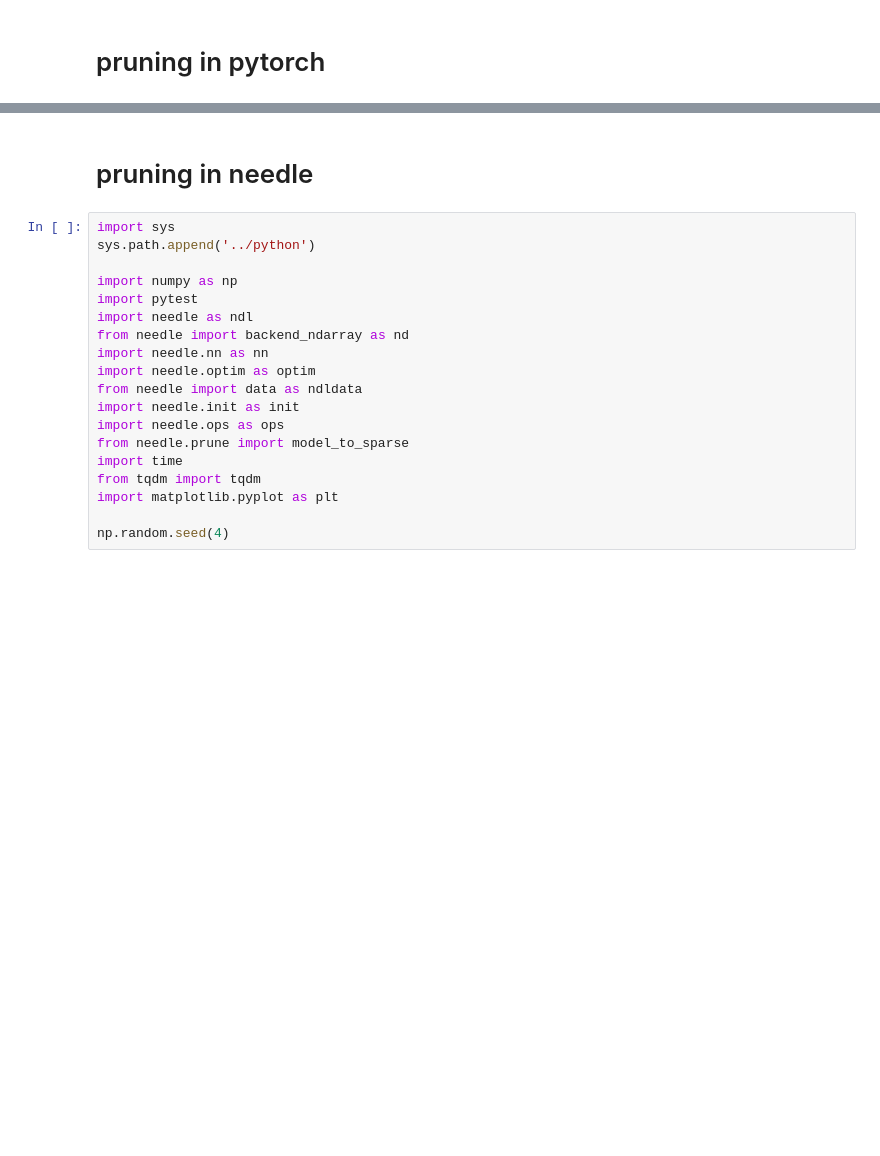
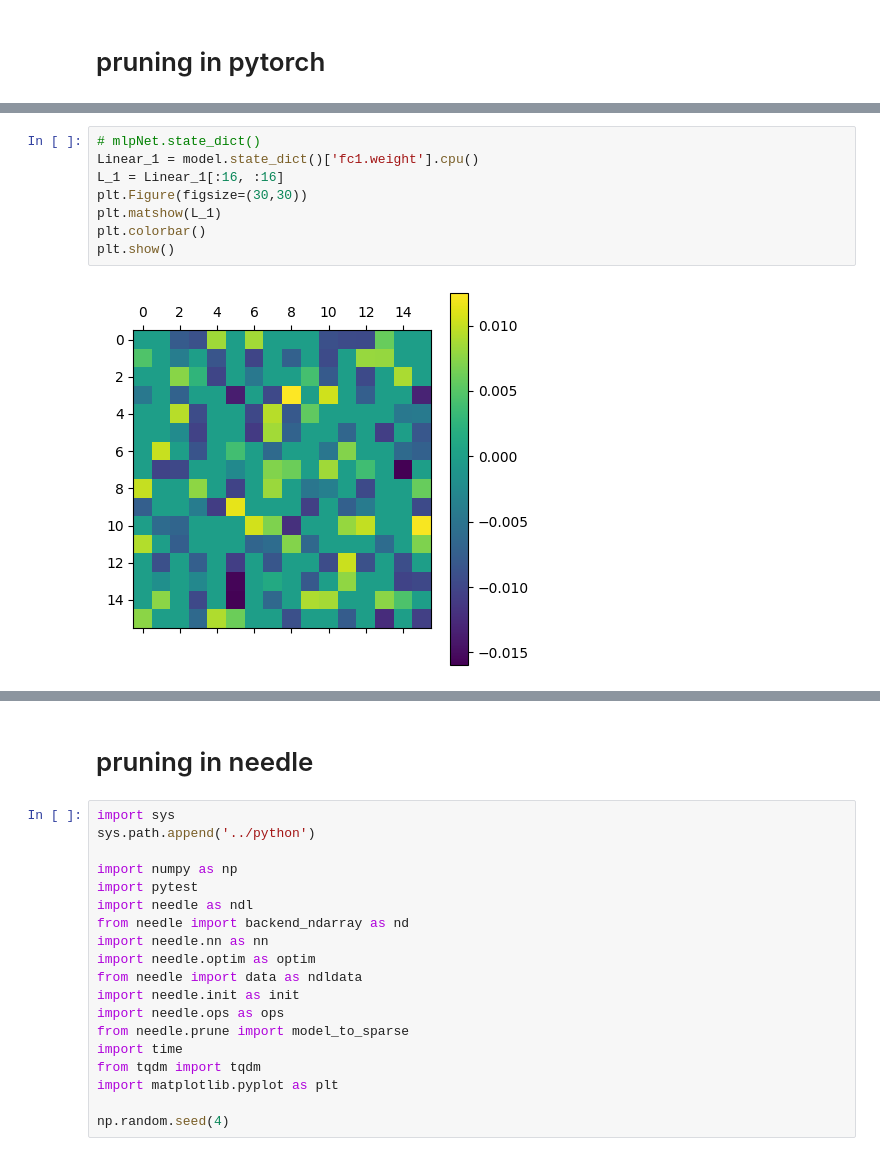
Before and after one commit to DD-DuDa/Sparse-Needle, a Jupyter notebook: app/2.Pruning.ipynb, the cells around one changed output, grey strips where cells are left out. Drawn from its saved outputs; the diff is of its cells as text; blank space fills up the shorter version.

```diff
--- a/app/2.Pruning.ipynb
+++ b/app/2.Pruning.ipynb
@@ -51,0 +118,10 @@ plt.show()
+# %%
+# mlpNet.state_dict()
+Linear_1 = model.state_dict()['fc1.weight'].cpu()
+L_1 = Linear_1[:16, :16]
+plt.Figure(figsize=(30,30))
+plt.matshow(L_1)
+plt.colorbar()
+plt.show()
+# %% [output]
+[figure, added]
```
Also changed, not shown: parts of 14 cells of this notebook, 4 other files.
